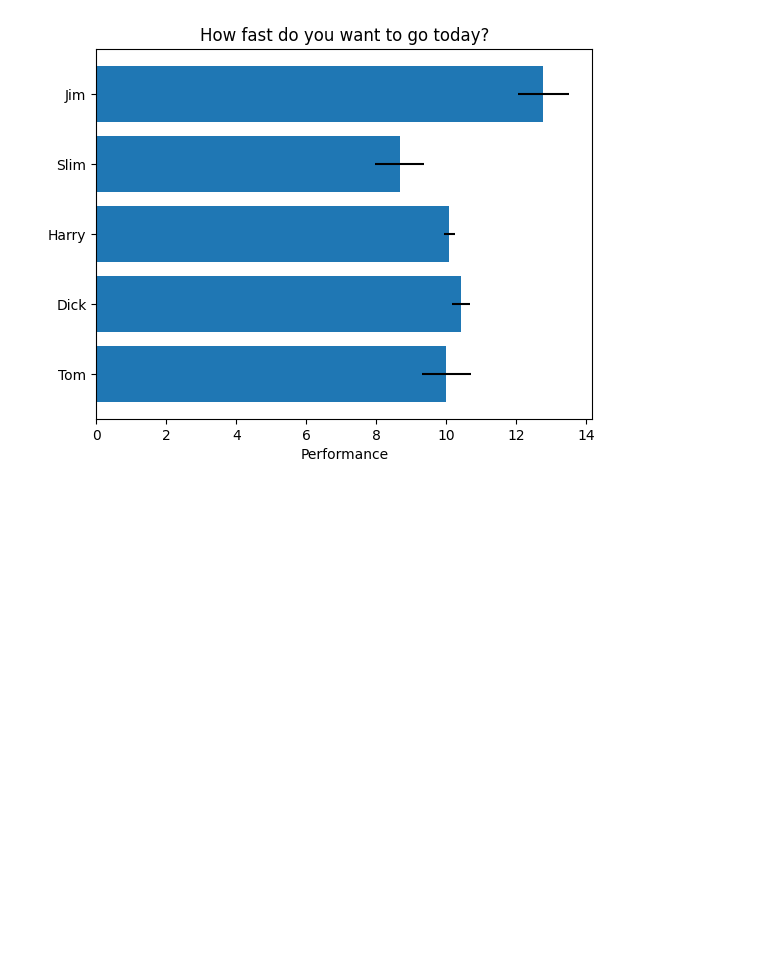
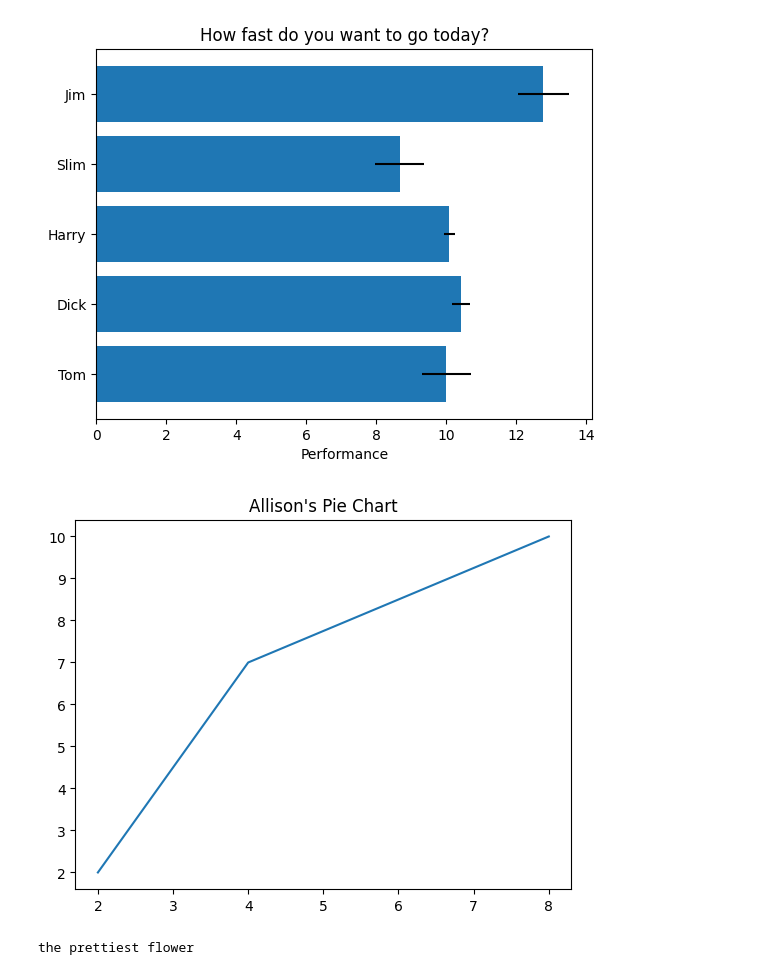
Before and after one commit to thudsonbu/pie-charts, a Jupyter notebook: bar-charts.ipynb, the cells around one changed output. Saved outputs shown, nothing was run; the diff lists cells and outputs as text; code cells hidden in the pictures; blank space fills up the shorter version.

Commit message:
add readme and important pie chart

```diff
--- a/bar-charts.ipynb
+++ b/bar-charts.ipynb
@@ -22,3 +21,12 @@ ax.set_title('How fast do you want to go today?')
 plt.show()
 # %% [output]
 [figure]
+# %%
+camera = [2,4,8]
+bang = [2,7,10]
+plt.plot(camera,bang)
+plt.title("Allison's Pie Chart")
+plt.show()
+# %% [output]
+[figure, added]
+the prettiest flower
```
Also changed, not shown: parts of 1 cell of this notebook, 1 other file.
